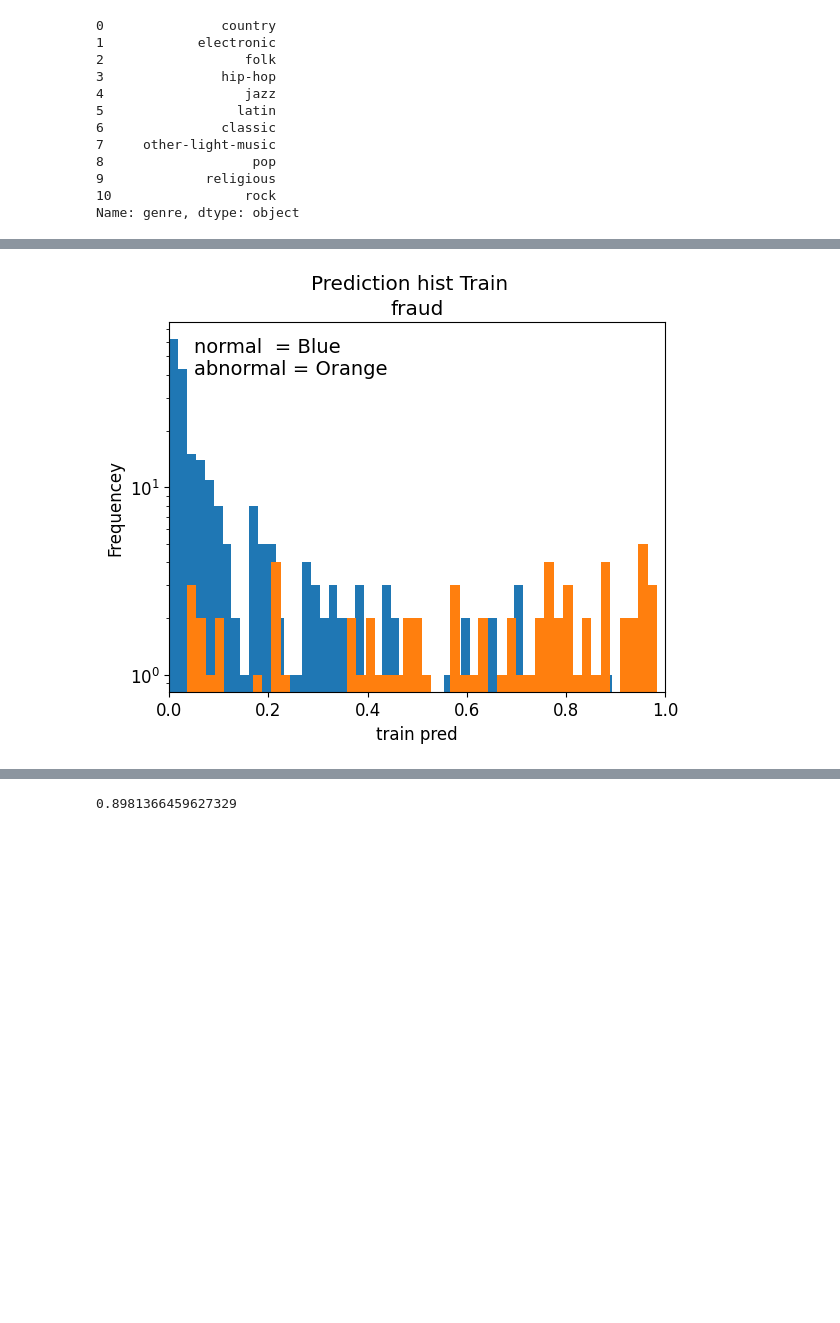
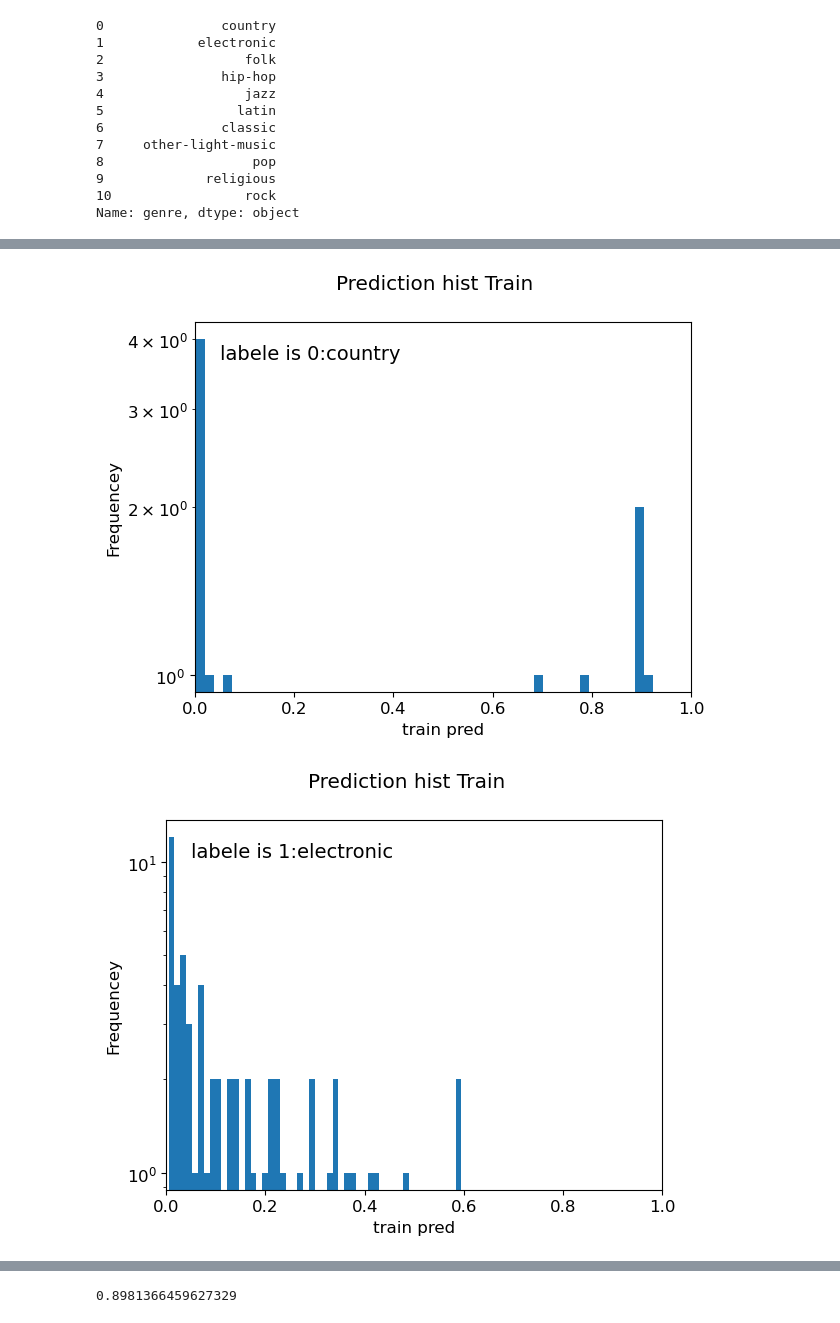
Before and after one commit to ihpolyphe/Kaggle, a Jupyter notebook: 06_classification_music/pretreatment_baseline.ipynb, the cells around one changed output, grey strips where cells are left out. Saved outputs shown, nothing was run; the diff lists cells and outputs as text; code cells hidden in the pictures; blank space fills up the shorter version.

```diff
--- a/06_classification_music/pretreatment_baseline.ipynb
+++ b/06_classification_music/pretreatment_baseline.ipynb
@@ -650,7 +651,7 @@ min_data_in_leaf = 20
 metric = "multi_logloss"
 params = {
     'boosting_type': 'gbdt',
-    'num_class': 7, # クラスの数
+    'num_class': 11, # クラスの数
     'objective': 'multiclass',
     'metric': metric,
     # 'metric': 'binary_logloss',
@@ -751,0 +822,17 @@ X_valid.describe()
+# %%
+# 正解ラベルの確率値のヒストグラム作成
+f, (ax) = plt.subplots()
+f.suptitle('Prediction hist Train')
+
+bins = 50
+
+ax.hist(y_pred_correct, bins = bins)
+
+plt.xlabel('train pred')
+plt.ylabel('Frequencey')
+plt.xlim((0, 1))
+plt.yscale('log')
+plt.text(0.05, 0.89, 'label',transform = ax.transAxes, fontsize = 7)
+plt.show();
+
+# 確率が低い（つまり他のジャンルと分類される）ものが多い。理想は左画はほぼなくて、右に寄ったグラフが作成できること。
@@ -752,22 +841,18 @@ X_valid.describe()
 # %%
+for i, y_pred_category in enumerate(y_pred_categorical):
+    f, (ax) = plt.subplots()
+    f.suptitle('Prediction hist Train')
 
-f, (ax) = plt.subplots()
-f.suptitle('Prediction hist Train')
+    bins = 50
 
-bins = 50
+    ax.hist(y_pred_category, bins = bins)
 
-ax.hist(y_pred_label_normal, bins = bins)
-ax.set_title('normal')
-
-ax.hist(y_pred_label_fraud, bins = bins)
-ax.set_title('fraud')
-
-plt.xlabel('train pred')
-plt.ylabel('Frequencey')
-plt.xlim((0, 1))
-plt.yscale('log')
-plt.text(0.05, 0.92, 'normal  = Blue',transform = ax.transAxes, fontsize = 14)
-plt.text(0.05, 0.86, 'abnormal = Orange',transform = ax.transAxes, fontsize = 14)
-plt.show();
+    plt.xlabel('train pred')
+    plt.ylabel('Frequencey')
+    plt.xlim((0, 1))
+    plt.yscale('log')
+    plt.text(0.05, 0.9, 'labele is {}:{}'.format(i,genre_data["genre"][i]),transform = ax.transAxes, fontsize = 14)
+    plt.show();
 # %% [output]
-[figure, old version]
+[figure, new version]
+[figure, added]
```
Also changed, not shown: parts of 21 cells of this notebook, 2 other files.
